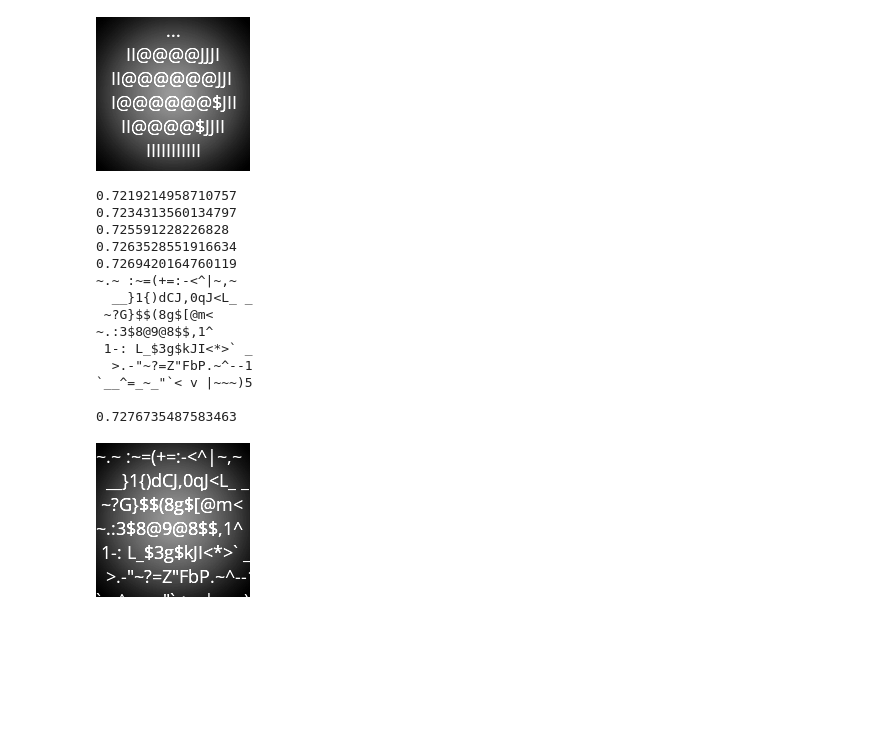
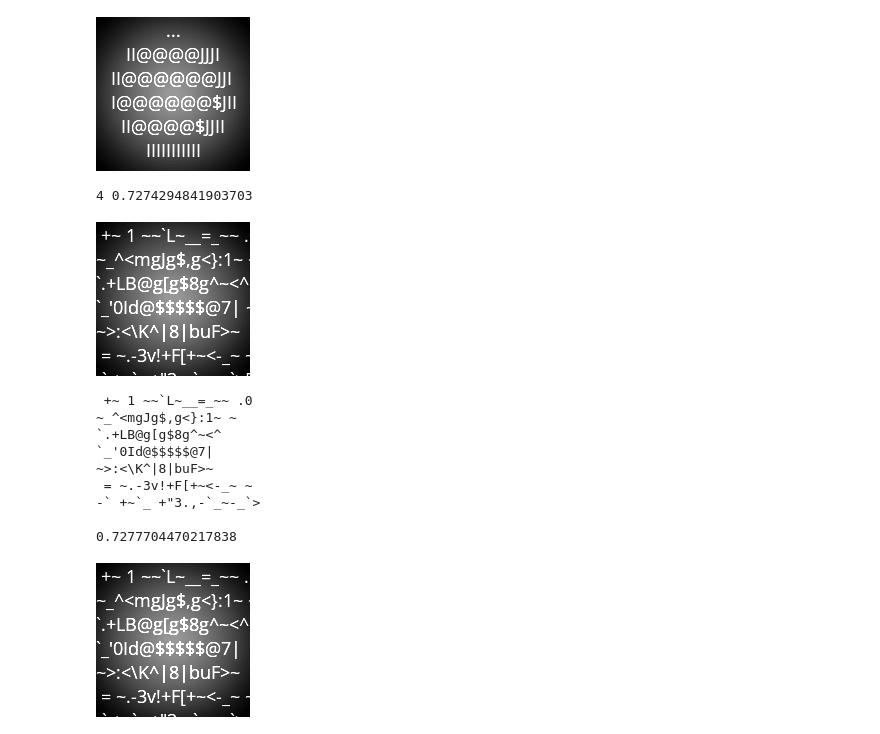
Before and after one commit to wojciechsadlik/python-char-art, a Jupyter notebook: ascii_art_non_mono_tests.ipynb, the cells around one changed output. Saved outputs shown, nothing was run; the diff lists cells and outputs as text; code cells hidden in the pictures; blank space fills up the shorter version.

Commit message:
harmony visualisation

```diff
--- a/ascii_art_non_mono_tests.ipynb
+++ b/ascii_art_non_mono_tests.ipynb
@@ -103,32 +104,32 @@ ImageChops.add(proc_img, bg_img)
 # %%
 lhs = pool_harmony_search(proc_img, palette, font, 1000, 5, 0.8, 0.3, len(palette)//4)
 
 for i in range(5):
     text = next(lhs)
-    if i % 1 == 0:
-        print(evaluate_text_arr(text, proc_img, font))
+    clear_output()
+    print(i, evaluate_text_arr(text, proc_img, font))
+    bg_img, draw = new_img_draw(proc_img.size)
+    draw_text_arr(draw, text, font)
+    display(ImageChops.add(proc_img, bg_img))
 
 for i in range(len(text)):
     text[i] = text[i][:find_end_of_line(text[i], proc_img, font)] + '\n'
 print(''.join(text))
 
 bg_img, draw = new_img_draw(proc_img.size)
 draw_text_arr(draw, text, font)
 print(evaluate_text_arr(text, proc_img, font))
 ImageChops.add(proc_img, bg_img)
 # %% [output]
-0.7219214958710757
-0.7234313560134797
-0.725591228226828
-0.7263528551916634
-0.7269420164760119
-~.~ :~=(+=:-<^|~,~
-  __}1{)dCJ,0qJ<L_ _
- ~?G}$$(8g$[@m<
-~.:3$8@9@8$$,1^
- 1-: L_$3g$kJI<*>` _
-  >.-"~?=Z"FbP.~^--1
-`__^=_~_"`< v |~~~)5
-
-0.7276735487583463
+4 0.7274294841903703
-[figure, old version]
+[figure, new version]
+ +~ 1 ~~`L~__=_~~ .0
+~_^<mgJg$,g<}:1~ ~
+`.+LB@g[g$8g^~<^
+`_'0Id@$$$$$@7|
+~>:<\K^|8|buF>~
+ = ~.-3v!+F[+~<-_~ ~
+-` +~`_ +"3.,-`_~-_`>
+
+0.7277704470217838
+[figure, added]
```
Also changed, not shown: parts of 2 cells of this notebook.
